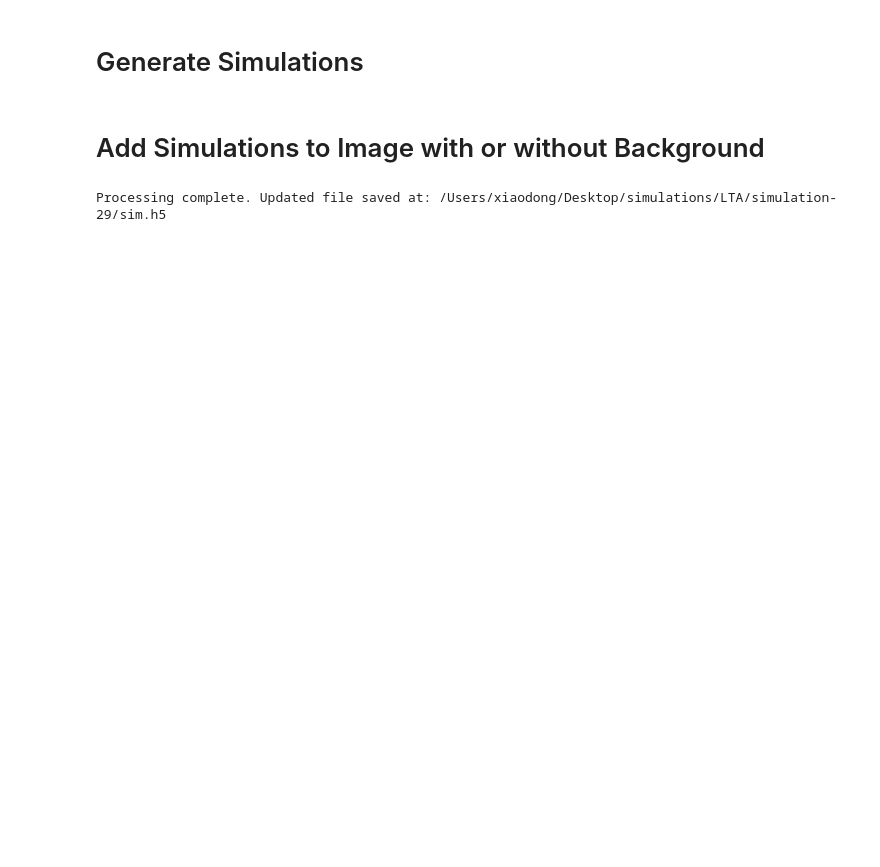
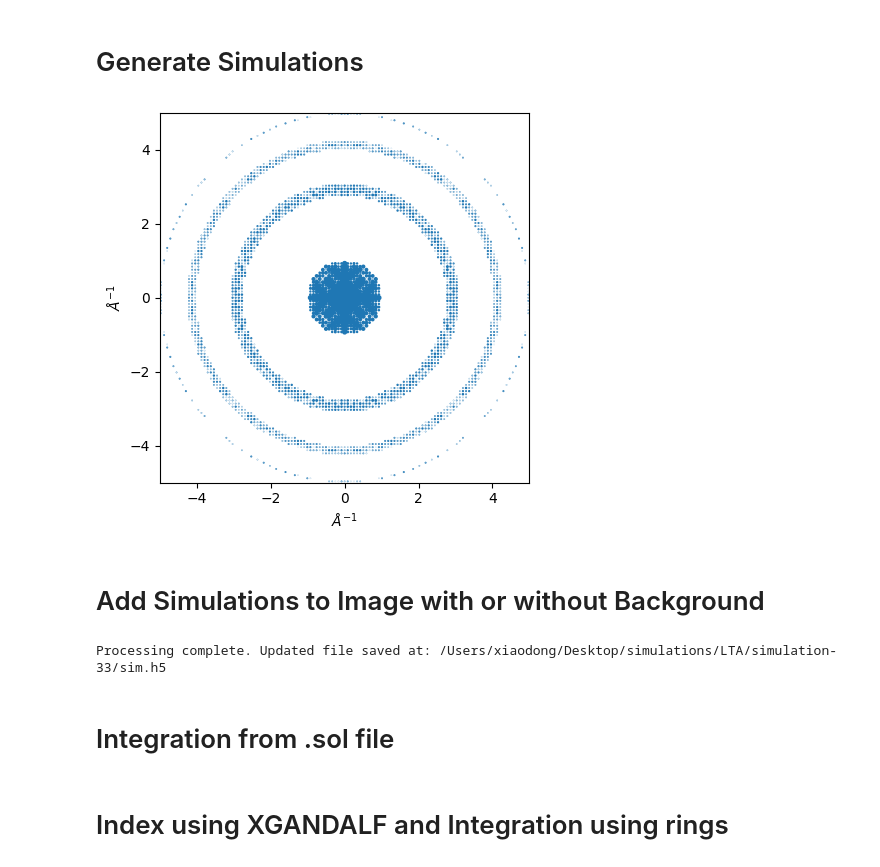
Before and after one commit to bstrb/simSSED, a Jupyter notebook: notebooks/simulate_and_refine_LTA.ipynb, the cells around one changed output. Saved outputs shown, nothing was run; the diff lists cells and outputs as text; code cells hidden in the pictures; blank space fills up the shorter version.

```diff
--- a/notebooks/simulate_and_refine_LTA.ipynb
+++ b/notebooks/simulate_and_refine_LTA.ipynb
@@ -3,31 +3,43 @@
 # %%
 from orix.crystal_map import Phase
 from orix.sampling import get_sample_reduced_fundamental
 from diffsims.generators.simulation_generator import SimulationGenerator
 
 cif_file = "/Users/xiaodong/Desktop/simulations/LTA/7108314.cif"
 # cif_file = "/home/bubl3932/files/LTA_sim/7108314.cif"
 
 phase = Phase.from_cif(cif_file)
 
+resolution = 0.5 # angular resolution(granularity) of simulation in degrees
+
 # Sample orientations in the symmetry-reduced zone (resolution in degrees)
 orientations = get_sample_reduced_fundamental(resolution=0.5, point_group=phase.point_group)
 
+accelerating_voltage = 300  # kV
+
 # Initialize the simulation generator (e.g., setting the accelerating voltage)
-generator = SimulationGenerator(accelerating_voltage = 300, approximate_precession = False)
+generator = SimulationGenerator(accelerating_voltage = accelerating_voltage, approximate_precession = False)
+
+reciprocal_radius = 1/0.2   # 1/Å (i.e. Å⁻¹)
+with_direct_beam = False    # Include the direct beam
+max_excitation_error = 0.01 # approx 1/thickness of crystal
+shape_factor_width = None   # None or float if none then set to max_excitation_error
+
 # Calculate 2D diffraction simulations using the provided phase and orientations
 simulations = generator.calculate_diffraction2d(
     phase = phase,
     rotation = orientations,
-    reciprocal_radius = 1/0.2,  # 1/Å (i.e. Å⁻¹)
-    with_direct_beam = False,   # Include the direct beam
-    max_excitation_error = 0.01, #0.0005
-    shape_factor_width = None,
+    reciprocal_radius = reciprocal_radius,
+    with_direct_beam = with_direct_beam,
+    max_excitation_error = max_excitation_error,
+    shape_factor_width = shape_factor_width,
     debye_waller_factors = None,
     show_progressbar = True
 )
 
 simulations.plot();
+# %% [output]
+[figure, added]
 # %% [markdown]
 # Add Simulations to Image with or without Background
 # %%
@@ -42,7 +54,7 @@ cell = (11.87250, 11.87250, 11.87250, 90, 90, 90)
 # Compute the B matrix from cell parameters
 B = compute_B(cell)
 
-# Specify the input HDF5 file
+# Specify the input HDF5 file with background images
 # input_filename = "/home/bubl3932/files/LTA_sim/1081_empty_backgrounds.h5"
 input_filename = "/Users/xiaodong/Desktop/simulations/LTA/4186_empty_backgrounds.h5"
 
@@ -56,7 +68,14 @@ output_filename = os.path.join(new_sim_folder, "sim.h5")
 copy_h5_file(input_filename, output_filename)
 
 # 3. Process the simulation images.
-intensity_scale = 10000
+in_plane_angle = 180        # set to correspond to geometry file definitions of xs and ss
+sigma = 1                   # spread of the  in pixels
+calibration = 0.002844      # calculated based on geometry (use script to calculate)
+fast = False                # use fast if no subpixel accuracy is needed
+normalize = True            # normalize the intensities of simulated spots
+fast_clip_threshold = 0     # threshold for clipping the fast simulation
+intensity_scale = 10000     # scale the intensity of the simulated spots
+
 with h5py.File(output_filename, "r+") as data:
     images = data["entry"]["data"]["images"]
     orientation_matrices = data["entry"]["data"].require_dataset(
@@ -72,12 +91,12 @@ with h5py.File(output_filename, "r+") as data:
         img = simulations.irot[i].get_diffraction_pattern(
             shape=shape,
             direct_beam_position=beam_pos,
-            in_plane_angle=180,
-            sigma=1,
-            calibration=0.002844,
-            fast=False,
-            normalize=True,
-            fast_clip_threshold=1
+            in_plane_angle=in_plane_angle,
+            sigma=sigma,
+            calibration=calibration,
+            fast=fast,
+            normalize=normalize,
+            fast_clip_threshold=fast_clip_threshold
         )
         img = (img * intensity_scale).astype(images.dtype)
         images[i] += img
@@ -98,4 +117,6 @@ with open(output_sol, "w") as sol_file:
         line = " ".join(f"{num:+.7f}" for num in matrix.flatten())
         sol_file.write(f"{output_filename} //{i} " + line + " 0.000 0.000 cP\n")
 # %% [output]
-Processing complete. Updated file saved at: /Users/xiaodong/Desktop/simulations/LTA/simulation-29/sim.h5
+Processing complete. Updated file saved at: /Users/xiaodong/Desktop/simulations/LTA/simulation-33/sim.h5
+# %% [markdown]
+# Integration from .sol file
@@ -101,0 +237,2 @@ Processing complete. Updated file saved at: /Users/xiaodong/Desktop/simulations/
+# %% [markdown]
+# Index using XGANDALF and Integration using rings
```
Also changed, not shown: parts of 3 cells of this notebook, 7 other files.
